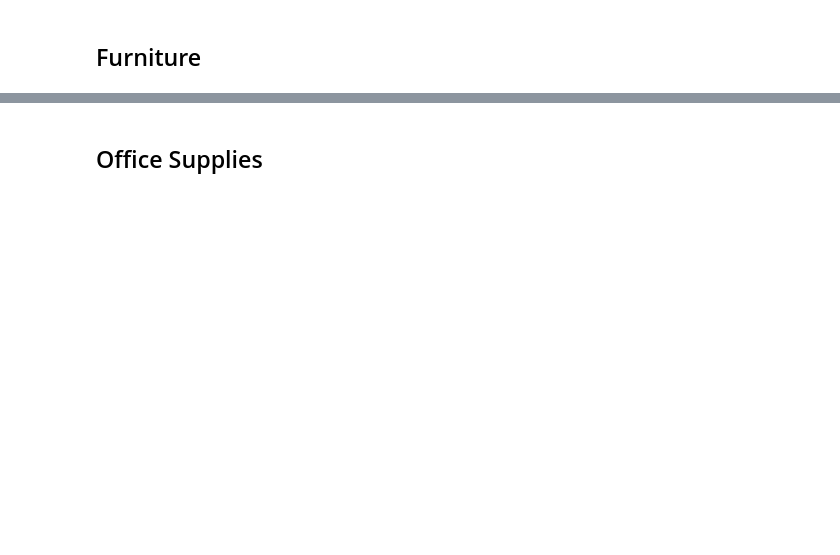
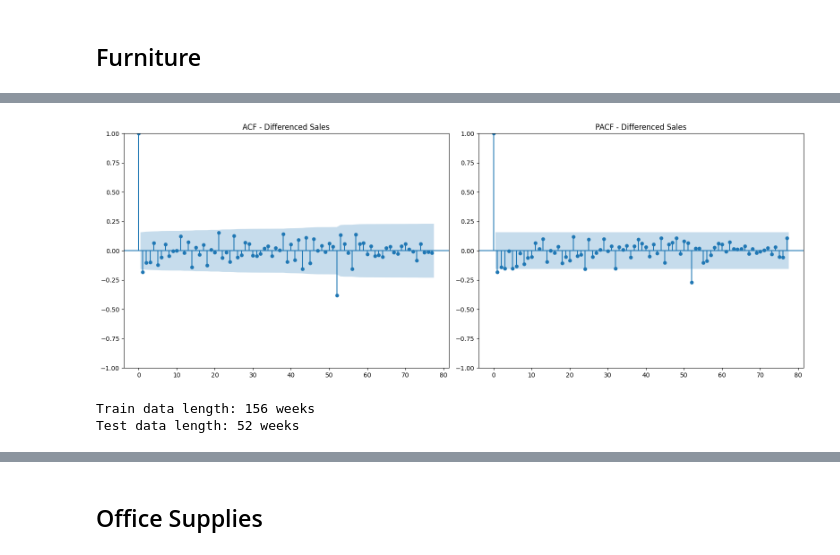
Before and after one commit to jackhenshaw/retail_demand_forecasting, a Jupyter notebook: notebooks/02_ARIMA_modeling.ipynb, the cells around one changed output, grey strips where cells are left out. Saved outputs shown, nothing was run; the diff lists cells and outputs as text; code cells hidden in the pictures; blank space fills up the shorter version.

```diff
--- a/notebooks/02_ARIMA_modeling.ipynb
+++ b/notebooks/02_ARIMA_modeling.ipynb
@@ -608,0 +649,28 @@ array(['Furniture', 'Office Supplies', 'Technology'], dtype=object)
+# %%
+furniture_d = 1
+furniture_D = 1
+furniture_s = 52
+# %%
+furniture_weekly["seasonal_diff_boxcox_sales"] = furniture_weekly["boxcox_sales"].diff(furniture_s)
+furniture_weekly["doubly_differenced_sales"] = furniture_weekly["seasonal_diff_boxcox_sales"].diff(1)
+
+plot_series_after_diff = furniture_weekly["seasonal_diff_boxcox_sales"].dropna()
+
+fig, ax = plt.subplots(1, 2, figsize=(16, 6))
+plot_acf(plot_series_after_diff, lags=77, ax=ax[0], title='ACF - Differenced Sales')
+plot_pacf(plot_series_after_diff, lags=77, ax=ax[1], title='PACF - Differenced Sales')
+plt.tight_layout()
+plt.show()
+# %% [output]
+[figure, added]
+# %%
+# Typically, reserve the last 12 to 24 (1-2 seasonal cycles) months for testing
+furniture_train_size = len(furniture_weekly) - 52
+furniture_train_data = furniture_weekly['boxcox_sales'].iloc[:furniture_train_size]
+furniture_test_data = furniture_weekly['boxcox_sales'].iloc[furniture_train_size:]
+
+print(f"Train data length: {len(furniture_train_data)} weeks")
+print(f"Test data length: {len(furniture_test_data)} weeks")
+# %% [output]
+Train data length: 156 weeks
+Test data length: 52 weeks
```
Also changed, not shown: parts of 47 cells of this notebook.
